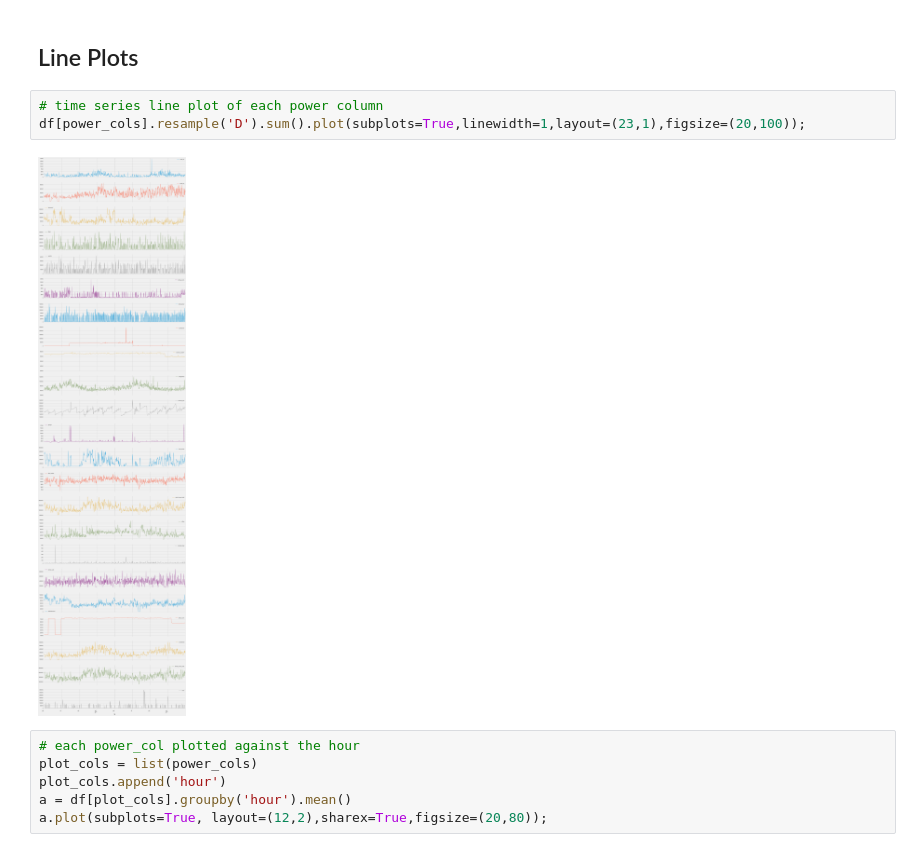
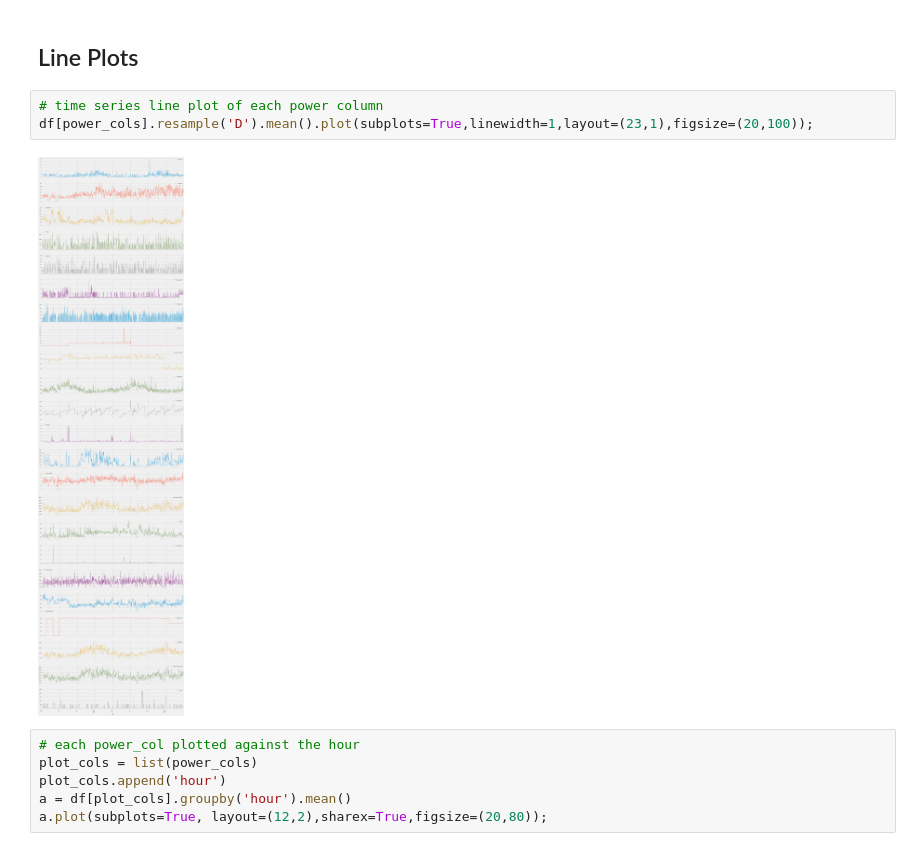
Before and after one commit to enmyj/gafp, a Jupyter notebook: elec_exploratory.ipynb, the cells around one changed output. Saved outputs shown, nothing was run; the diff lists cells and outputs as text.

```diff
--- a/elec_exploratory.ipynb
+++ b/elec_exploratory.ipynb
@@ -134,9 +134,9 @@ plt.suptitle(""); # get rid of stupid auto title
 ## Line Plots
 # %%
 # time series line plot of each power column
-df[power_cols].resample('D').sum().plot(subplots=True,linewidth=1,layout=(23,1),figsize=(20,100));
+df[power_cols].resample('D').mean().plot(subplots=True,linewidth=1,layout=(23,1),figsize=(20,100));
 # %% [output]
-[figure, old version]
+[figure, new version]
 # %%
 # each power_col plotted against the hour
 plot_cols = list(power_cols)
```
Also changed, not shown: parts of 6 cells of this notebook.
